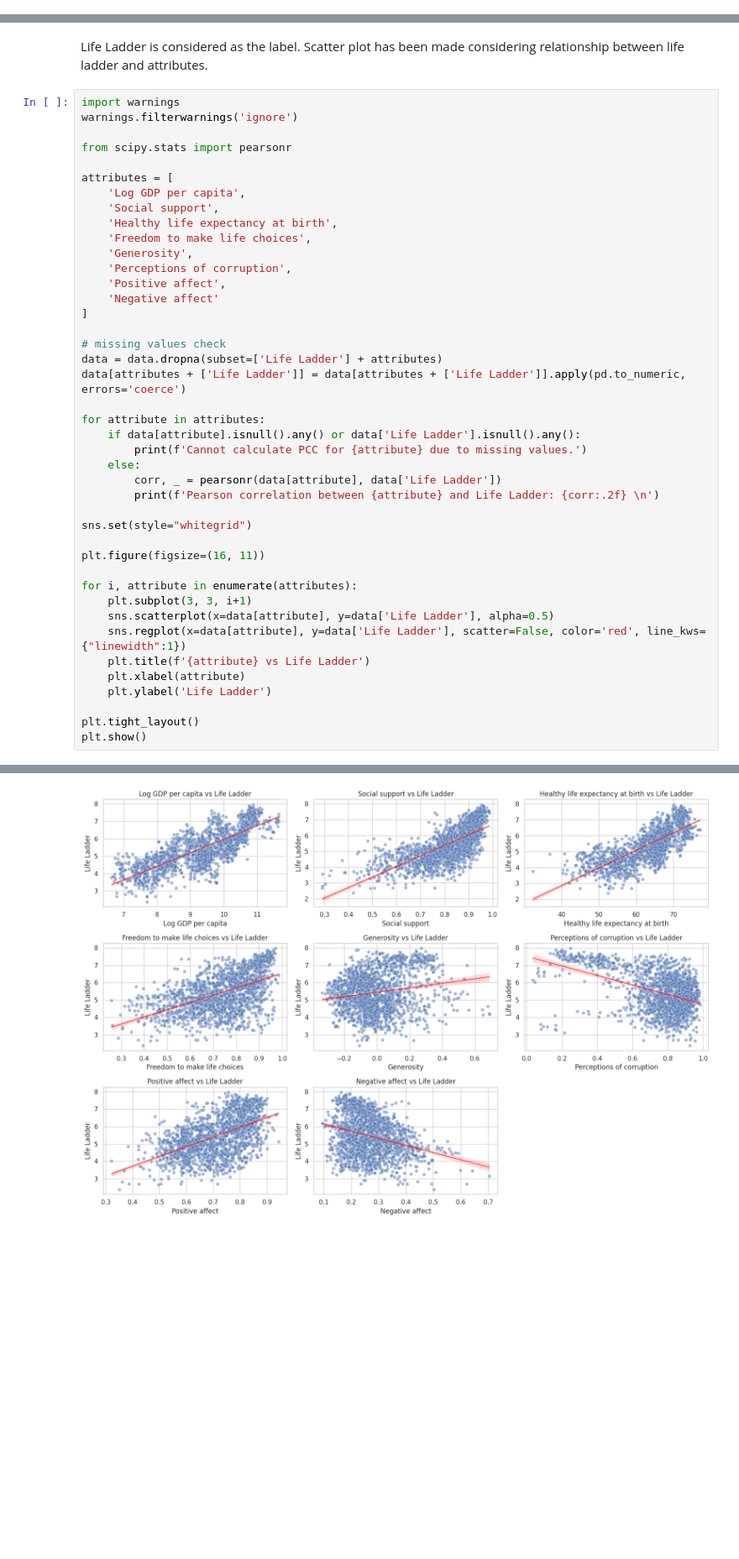
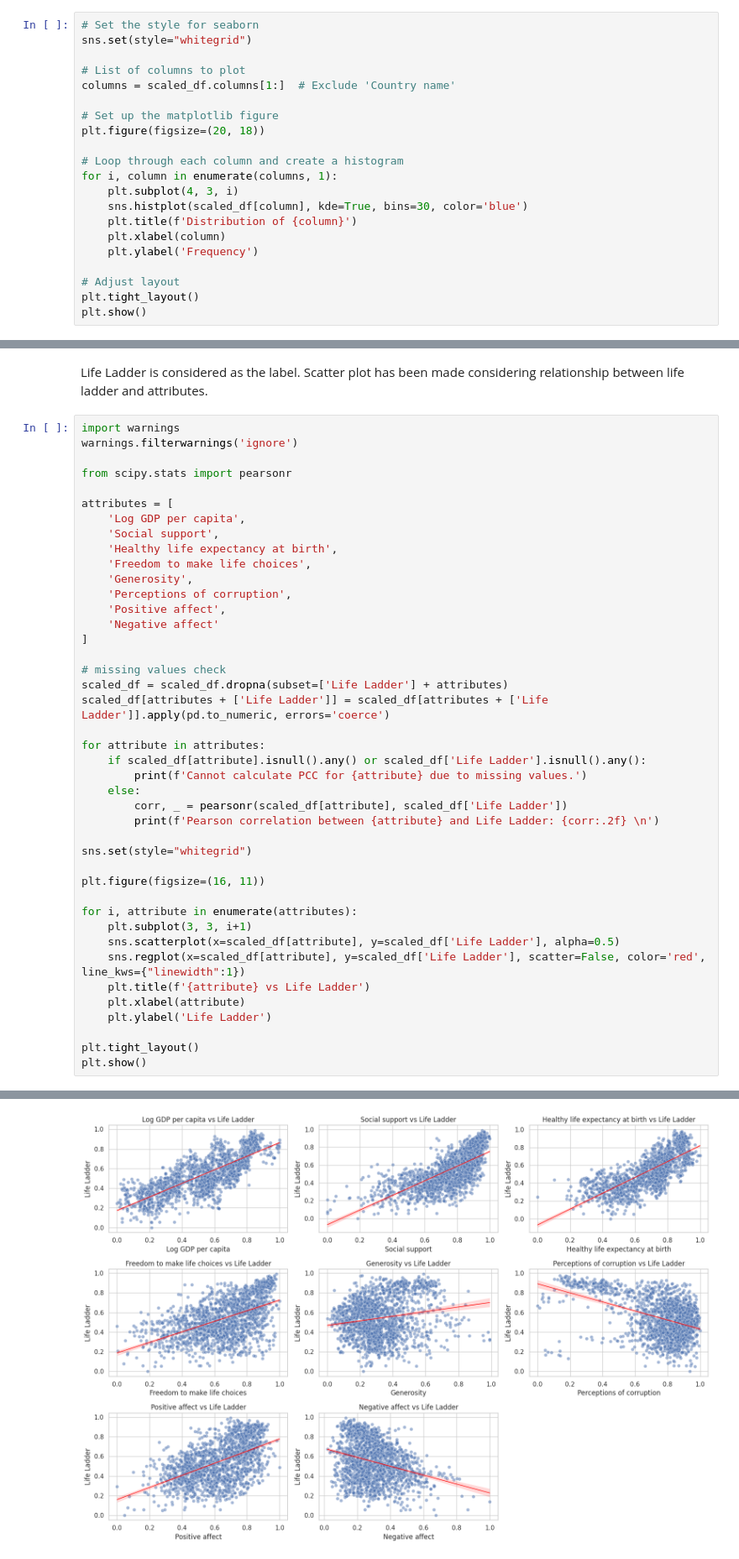
Before and after one commit to prathameshhire/Happiness, a Jupyter notebook: Happiness.ipynb, the cells around one changed output, grey strips where cells are left out. Shown at 84% size. Cells and saved outputs as stored; diff of their text form; blank space fills up the shorter version.

```diff
--- a/Happiness.ipynb
+++ b/Happiness.ipynb
@@ -224,0 +332,21 @@ plt.show()
+# %%
+# Set the style for seaborn
+sns.set(style="whitegrid")
+
+# List of columns to plot
+columns = scaled_df.columns[1:]  # Exclude 'Country name'
+
+# Set up the matplotlib figure
+plt.figure(figsize=(20, 18))
+
+# Loop through each column and create a histogram
+for i, column in enumerate(columns, 1):
+    plt.subplot(4, 3, i)
+    sns.histplot(scaled_df[column], kde=True, bins=30, color='blue')
+    plt.title(f'Distribution of {column}')
+    plt.xlabel(column)
+    plt.ylabel('Frequency')
+
+# Adjust layout
+plt.tight_layout()
+plt.show()
@@ -249,45 +378,45 @@ attributes = [
 ]
 
 # missing values check
-data = data.dropna(subset=['Life Ladder'] + attributes)
-data[attributes + ['Life Ladder']] = data[attributes + ['Life Ladder']].apply(pd.to_numeric, errors='coerce')
+scaled_df = scaled_df.dropna(subset=['Life Ladder'] + attributes)
+scaled_df[attributes + ['Life Ladder']] = scaled_df[attributes + ['Life Ladder']].apply(pd.to_numeric, errors='coerce')
 
 for attribute in attributes:
-    if data[attribute].isnull().any() or data['Life Ladder'].isnull().any():
+    if scaled_df[attribute].isnull().any() or scaled_df['Life Ladder'].isnull().any():
         print(f'Cannot calculate PCC for {attribute} due to missing values.')
     else:
-        corr, _ = pearsonr(data[attribute], data['Life Ladder'])
+        corr, _ = pearsonr(scaled_df[attribute], scaled_df['Life Ladder'])
         print(f'Pearson correlation between {attribute} and Life Ladder: {corr:.2f} \n')
 
 sns.set(style="whitegrid")
 
 plt.figure(figsize=(16, 11))
 
 for i, attribute in enumerate(attributes):
     plt.subplot(3, 3, i+1)
-    sns.scatterplot(x=data[attribute], y=data['Life Ladder'], alpha=0.5)
-    sns.regplot(x=data[attribute], y=data['Life Ladder'], scatter=False, color='red', line_kws={"linewidth":1})
+    sns.scatterplot(x=scaled_df[attribute], y=scaled_df['Life Ladder'], alpha=0.5)
+    sns.regplot(x=scaled_df[attribute], y=scaled_df['Life Ladder'], scatter=False, color='red', line_kws={"linewidth":1})
     plt.title(f'{attribute} vs Life Ladder')
     plt.xlabel(attribute)
     plt.ylabel('Life Ladder')
 
 plt.tight_layout()
 plt.show()
 # %% [output]
 Pearson correlation between Log GDP per capita and Life Ladder: 0.79
 
 Pearson correlation between Social support and Life Ladder: 0.71
 
 Pearson correlation between Healthy life expectancy at birth and Life Ladder: 0.75
 
 Pearson correlation between Freedom to make life choices and Life Ladder: 0.53
 
 Pearson correlation between Generosity and Life Ladder: 0.18
 
 Pearson correlation between Perceptions of corruption and Life Ladder: -0.45
 
 Pearson correlation between Positive affect and Life Ladder: 0.53
 
 Pearson correlation between Negative affect and Life Ladder: -0.30
-[figure, old version]
+[figure, new version]
 # %% [markdown]
```
Also changed, not shown: parts of 51 cells of this notebook.
